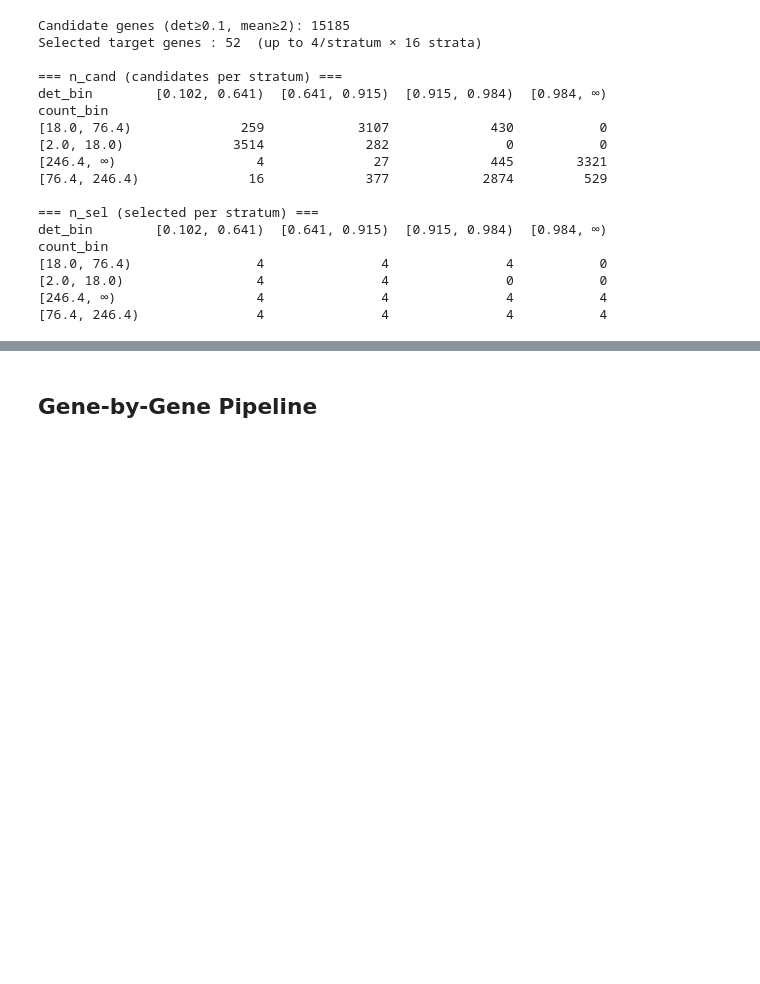
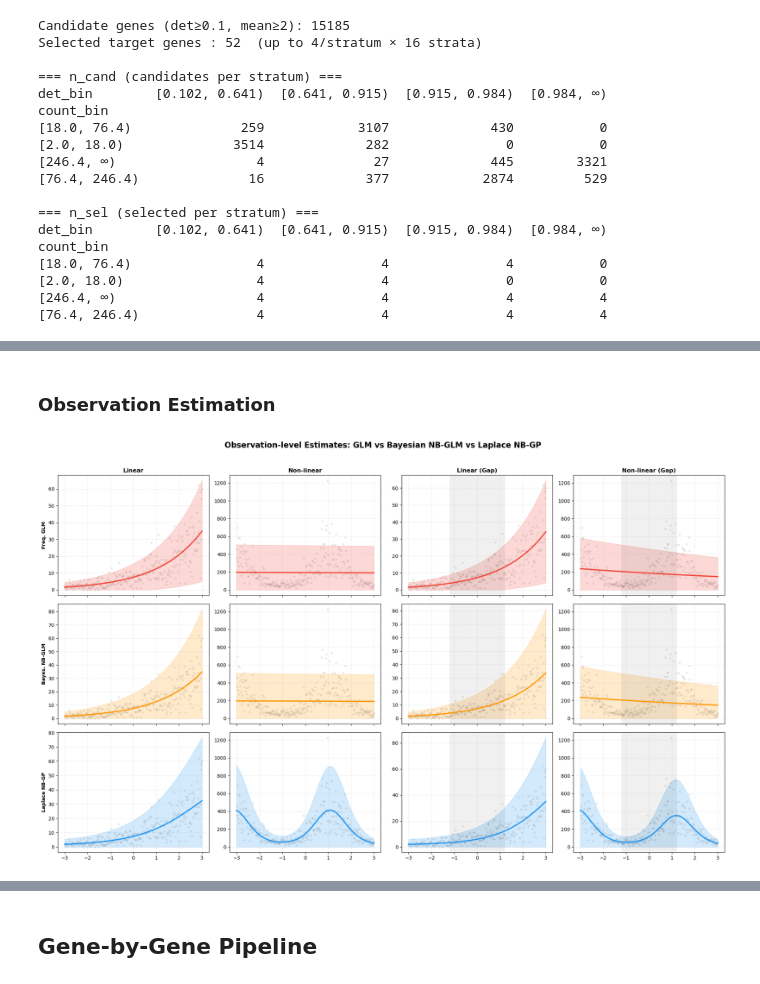
Before and after one commit to jmj3078/cfRNA_NormativeModeling, a Jupyter notebook: nb_gaussian_processing_gpytorch_application.ipynb, the cells around one changed output, grey strips where cells are left out. Drawn from its saved outputs; the diff is of its cells as text; code cells hidden in the pictures; blank space fills up the shorter version.

Commit message:
nb gaussian modeling

```diff
--- a/nb_gaussian_processing_gpytorch_application.ipynb
+++ b/nb_gaussian_processing_gpytorch_application.ipynb
@@ -743,0 +293,42 @@ def score_laplace(
+# %% [markdown]
+### Observation Estimation
+# %%
+def total_pred_std(mu, theta, f_var):
+    """SD combining NB dispersion and latent-function uncertainty (delta method)."""
+    return np.sqrt(mu + mu**2 / theta + (mu**2) * f_var + 1e-8)
+
+
+scenarios = list(datasets.keys())
+fig, axes = plt.subplots(3, 4, figsize=(20, 12), sharex=True, sharey=False)
+fig.suptitle("Observation-level Estimates: GLM vs Bayesian NB-GLM vs Laplace NB-GP",
+              fontsize=16, fontweight='bold', y=1.02)
+
+for col, scenario in enumerate(scenarios):
+    data = datasets[scenario]
+    X_test_np, y_all_np = data["X_test_np"], data["y_all_np"]
+    gap = ~data["train_mask"]
+
+    for row, m_name in enumerate(model_names):
+        ax = axes[row, col]
+        r = results[scenario][m_name]
+        mu, theta, f_var = r["mu"], r["theta"], r["f_var"]
+        std = total_pred_std(mu, theta, f_var)
+        color = model_colors[m_name]
+
+        ax.scatter(X_test_np, y_all_np, color='gray', alpha=0.15, s=10)
+        ax.plot(X_test_np, mu, color=color, lw=2.5, label=r'Pred $\mu$')
+        ax.fill_between(X_test_np, np.maximum(0, mu - 2 * std), mu + 2 * std,
+                        color=color, alpha=0.2, label='±2 SD')
+        if gap.any():
+            ax.axvspan(X_test_np[gap].min(), X_test_np[gap].max(), color='black', alpha=0.06)
+
+        if row == 0:
+            ax.set_title(scenario, fontweight='bold')
+        if col == 0:
+            ax.set_ylabel(m_name, fontweight='bold')
+        ax.grid(True, linestyle=':', alpha=0.5)
+
+plt.tight_layout()
+plt.show()
+# %% [output]
+[figure, added]
```
Also changed, not shown: parts of 28 cells of this notebook, 16 other files.
